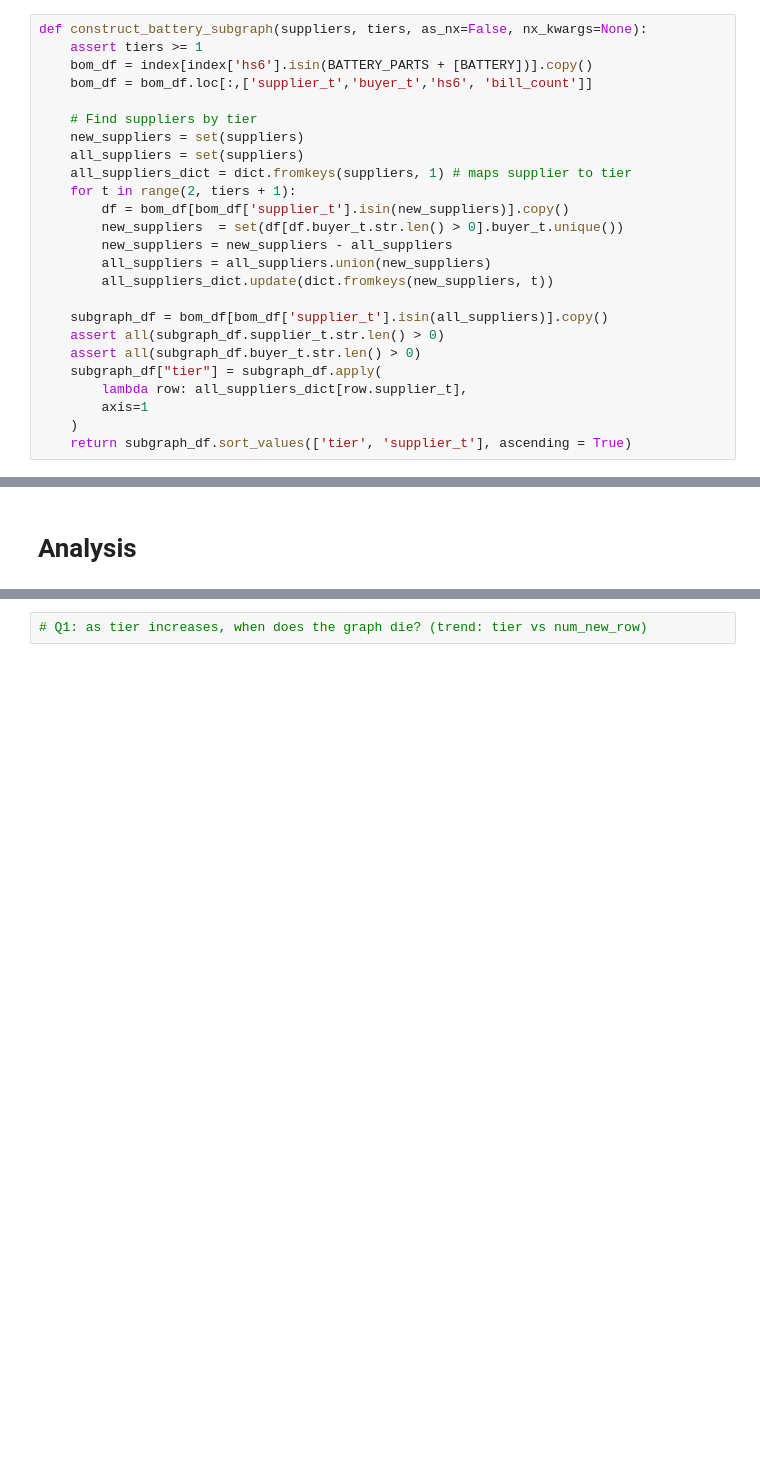
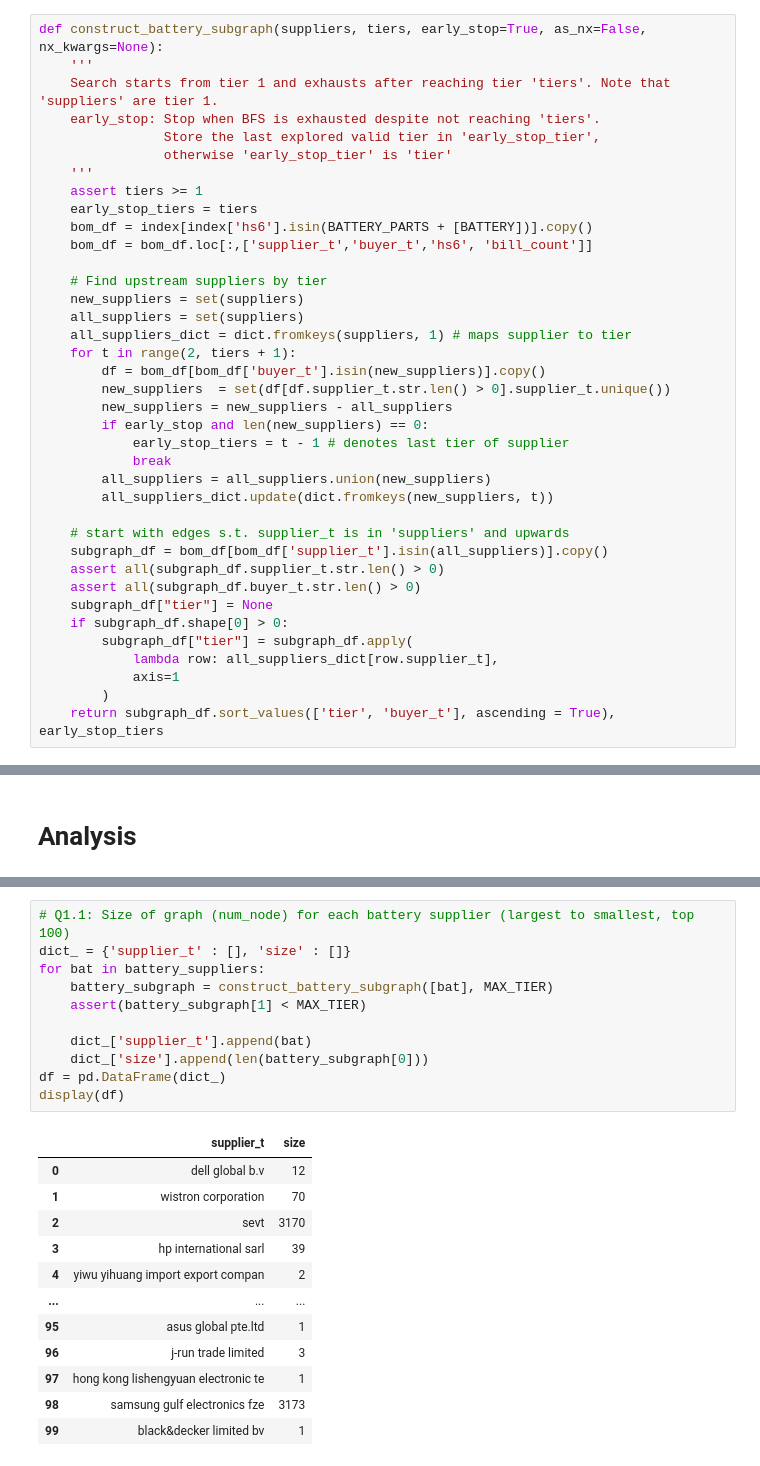
Before and after one commit to juandifers/supply-chain-model, a Jupyter notebook: battery_subgraph_reconstruction.ipynb, the cells around one changed output, grey strips where cells are left out. Saved outputs shown, nothing was run; the diff lists cells and outputs as text; blank space fills up the shorter version.

```diff
--- a/battery_subgraph_reconstruction.ipynb
+++ b/battery_subgraph_reconstruction.ipynb
@@ -88,27 +107,40 @@ luxshare precision limited                                   437
 # %% [markdown]
 # BFS on a supplier
 # %%
-def construct_battery_subgraph(suppliers, tiers, as_nx=False, nx_kwargs=None):
+def construct_battery_subgraph(suppliers, tiers, early_stop=True, as_nx=False, nx_kwargs=None):
+    '''
+    Search starts from tier 1 and exhausts after reaching tier 'tiers'. Note that 'suppliers' are tier 1.
+    early_stop: Stop when BFS is exhausted despite not reaching 'tiers'.
+                Store the last explored valid tier in 'early_stop_tier',
+                otherwise 'early_stop_tier' is 'tier'
+    '''
     assert tiers >= 1
+    early_stop_tiers = tiers
     bom_df = index[index['hs6'].isin(BATTERY_PARTS + [BATTERY])].copy()
     bom_df = bom_df.loc[:,['supplier_t','buyer_t','hs6', 'bill_count']]
 
-    # Find suppliers by tier
+    # Find upstream suppliers by tier
     new_suppliers = set(suppliers)
     all_suppliers = set(suppliers)
     all_suppliers_dict = dict.fromkeys(suppliers, 1) # maps supplier to tier
     for t in range(2, tiers + 1):
-        df = bom_df[bom_df['supplier_t'].isin(new_suppliers)].copy()
-        new_suppliers  = set(df[df.buyer_t.str.len() > 0].buyer_t.unique())
+        df = bom_df[bom_df['buyer_t'].isin(new_suppliers)].copy()
+        new_suppliers  = set(df[df.supplier_t.str.len() > 0].supplier_t.unique())
         new_suppliers = new_suppliers - all_suppliers
+        if early_stop and len(new_suppliers) == 0:
+            early_stop_tiers = t - 1 # denotes last tier of supplier
+            break
         all_suppliers = all_suppliers.union(new_suppliers)
         all_suppliers_dict.update(dict.fromkeys(new_suppliers, t))
 
+    # start with edges s.t. supplier_t is in 'suppliers' and upwards
     subgraph_df = bom_df[bom_df['supplier_t'].isin(all_suppliers)].copy()
     assert all(subgraph_df.supplier_t.str.len() > 0)
     assert all(subgraph_df.buyer_t.str.len() > 0)
-    subgraph_df["tier"] = subgraph_df.apply(
-        lambda row: all_suppliers_dict[row.supplier_t],
-        axis=1
-    )
-    return subgraph_df.sort_values(['tier', 'supplier_t'], ascending = True)
+    subgraph_df["tier"] = None
+    if subgraph_df.shape[0] > 0:
+        subgraph_df["tier"] = subgraph_df.apply(
+            lambda row: all_suppliers_dict[row.supplier_t],
+            axis=1
+        )
+    return subgraph_df.sort_values(['tier', 'buyer_t'], ascending = True), early_stop_tiers
@@ -149,2 +153,24 @@ yiwu yihuang import export compan 2
 # %%
-# Q1: as tier increases, when does the graph die? (trend: tier vs num_new_row)
+# Q1.1: Size of graph (num_node) for each battery supplier (largest to smallest, top 100)
+dict_ = {'supplier_t' : [], 'size' : []}
+for bat in battery_suppliers:
+    battery_subgraph = construct_battery_subgraph([bat], MAX_TIER)
+    assert(battery_subgraph[1] < MAX_TIER)
+
+    dict_['supplier_t'].append(bat)
+    dict_['size'].append(len(battery_subgraph[0]))
+df = pd.DataFrame(dict_)
+display(df)
+# %% [output]
+|  | supplier_t | size |
+| 0 | dell global b.v | 12 |
+| 1 | wistron corporation | 70 |
+| 2 | sevt | 3170 |
+| 3 | hp international sarl | 39 |
+| 4 | yiwu yihuang import export compan | 2 |
+| ... | ... | ... |
+| 95 | asus global pte.ltd | 1 |
+| 96 | j-run trade limited | 3 |
+| 97 | hong kong lishengyuan electronic te | 1 |
+| 98 | samsung gulf electronics fze | 3173 |
+| 99 | black&decker limited bv | 1 |
```
Also changed, not shown: parts of 15 cells of this notebook.
